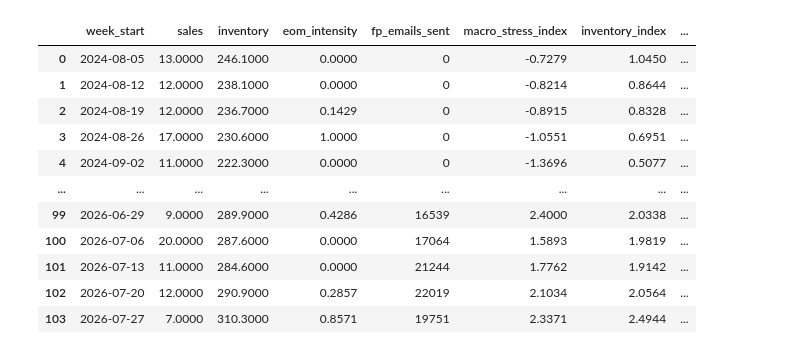
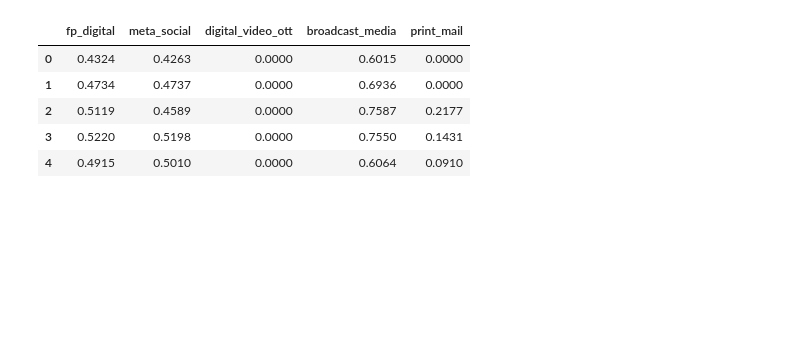
Before and after one commit to bdececco/titan-project, a Jupyter notebook: notebooks/mcj_weekly_model.ipynb, the cells around one changed output. Cells and saved outputs as stored; diff of their text form; code cells hidden in the pictures; blank space fills up the shorter version.

```diff
--- a/notebooks/mcj_weekly_model.ipynb
+++ b/notebooks/mcj_weekly_model.ipynb
@@ -43,12 +67,15 @@ plt.style.use('seaborn-v0_8-whitegrid')
 # %%
-# 1. Stream data from Google Sheet
-sheet_url = "https://docs.google.com/spreadsheets/d/1Q1eEMwUtkcMW3_O7cWkeB2CPDWLuuad_TOTWIXDD8FY/export?format=csv&gid=0"
-df = pd.read_csv(sheet_url)
+# 1. Locate and read local CSV file
+local_data_path = os.path.join("..", "data", "raw", "Chrysler_Jeep_Workbook_Sheet1.csv")
+if not os.path.exists(local_data_path):
+    local_data_path = os.path.join("data", "raw", "Chrysler_Jeep_Workbook_Sheet1.csv")
+
+df_raw = pd.read_csv(local_data_path)
 
 # 2. Parse dates and clean currency/text formatting
+df = df_raw.copy()
 df['week_start'] = pd.to_datetime(df['week_start'])
 
-# ADDED 'inventory' to clean_cols
 clean_cols = [
     'sales', 'inventory', 'gasregw', 'umcsent', 'search', 'display', 'social', 'pmax',
     'fp_emails_sent', 'ott_cable', 'broadcast_audio', 'print', 'youtube',
@@ -66,9 +93,9 @@ for col in clean_cols:
         )
         df[col] = pd.to_numeric(df[col], errors='coerce')
 
-# 3. Crop out unrecorded future weeks (post-July 2026) and missing/zero sales
+# 3. Filter valid historical window (104 weeks)
 df = df[(df['week_start'] <= '2026-07-27') & (df['sales'].notna()) & (df['sales'] > 0)].sort_values('week_start').reset_index(drop=True)
 
-print(f"✅ Data Cleaned & Cropped! Valid Weeks: {len(df)} | Range: {df['week_start'].min().strftime('%Y-%m-%d')} to {df['week_start'].max().strftime('%Y-%m-%d')}")
-df[['week_start', 'sales', 'inventory', 'eom_intensity', 'gasregw', 'umcsent']].head()
+print(f"✅ Data Cleaned & Loaded! Valid Weeks: {len(df)} | Range: {df['week_start'].min().strftime('%Y-%m-%d')} to {df['week_start'].max().strftime('%Y-%m-%d')}")
+display(df[['week_start', 'sales', 'inventory', 'eom_intensity', 'gasregw', 'umcsent']].head())
 # %% [output]
@@ -218,3 +279,52 @@ plt.show()
 # %%
-df_model
+media_channels = [
+    'fp_digital',
+    'meta_social',
+    'digital_video_ott',
+    'broadcast_media',
+    'print_mail'
+]
+
+# Domain-informed fixed hyperparameter configuration
+fixed_media_config = {
+    "fp_digital":        {"alpha": 0.20, "l_max": 3},
+    "meta_social":       {"alpha": 0.25, "l_max": 3},
+    "digital_video_ott": {"alpha": 0.40, "l_max": 4},
+    "broadcast_media":   {"alpha": 0.50, "l_max": 6},
+    "print_mail":        {"alpha": 0.60, "l_max": 8},
+}
+
+def transform_media_series(df: pd.DataFrame, channels: list, config: dict) -> pd.DataFrame:
+    """Applies fixed Geometric Adstock and Reach Saturation (S=1, K=Median Spend)."""
+    df_trans = pd.DataFrame(index=df.index)
+
+    for col in channels:
+        x = df[col].values
+        c_mean = x.mean()
+        x_norm = x / (c_mean if c_mean > 0 else 1.0)
+
+        # 1. Geometric Adstock Carryover
+        alpha = config[col]["alpha"]
+        l_max = config[col]["l_max"]
+        weights = np.power(alpha, np.arange(l_max))
+        weights /= weights.sum()
+        x_adstocked = np.convolve(x_norm, weights)[:len(x_norm)]
+
+        # 2. Reach Saturation Curve (S=1, K set to median adstocked spend)
+        k_sat = np.median(x_adstocked) if np.median(x_adstocked) > 0 else 1.0
+        x_saturated = x_adstocked / (x_adstocked + k_sat + 1e-8)
+
+        df_trans[col] = x_saturated
+
+    return df_trans
+
+# Scale Target Variable
+sales_mean = df_model['sales'].mean()
+y_scaled = (df_model['sales'] / sales_mean).values
+
+# Pre-transform Media Matrix
+df_media_transformed = transform_media_series(df_model, media_channels, fixed_media_config)
+
+print("✅ Media spend pre-transformed successfully!")
+display(df_media_transformed.head())
 # %% [output]
@@ -221,12 +332,6 @@ df_model
-|  | week_start | sales | inventory | eom_intensity | fp_emails_sent | macro_stress_index | inventory_index | ... |
-| 0 | 2024-08-05 | 13.0000 | 246.1000 | 0.0000 | 0 | -0.7279 | 1.0450 | ... |
-| 1 | 2024-08-12 | 12.0000 | 238.1000 | 0.0000 | 0 | -0.8214 | 0.8644 | ... |
-| 2 | 2024-08-19 | 12.0000 | 236.7000 | 0.1429 | 0 | -0.8915 | 0.8328 | ... |
-| 3 | 2024-08-26 | 17.0000 | 230.6000 | 1.0000 | 0 | -1.0551 | 0.6951 | ... |
-| 4 | 2024-09-02 | 11.0000 | 222.3000 | 0.0000 | 0 | -1.3696 | 0.5077 | ... |
-| ... | ... | ... | ... | ... | ... | ... | ... | ... |
-| 99 | 2026-06-29 | 9.0000 | 289.9000 | 0.4286 | 16539 | 2.4000 | 2.0338 | ... |
-| 100 | 2026-07-06 | 20.0000 | 287.6000 | 0.0000 | 17064 | 1.5893 | 1.9819 | ... |
-| 101 | 2026-07-13 | 11.0000 | 284.6000 | 0.0000 | 21244 | 1.7762 | 1.9142 | ... |
-| 102 | 2026-07-20 | 12.0000 | 290.9000 | 0.2857 | 22019 | 2.1034 | 2.0564 | ... |
-| 103 | 2026-07-27 | 7.0000 | 310.3000 | 0.8571 | 19751 | 2.3371 | 2.4944 | ... |
+|  | fp_digital | meta_social | digital_video_ott | broadcast_media | print_mail |
+| 0 | 0.4324 | 0.4263 | 0.0000 | 0.6015 | 0.0000 |
+| 1 | 0.4734 | 0.4737 | 0.0000 | 0.6936 | 0.0000 |
+| 2 | 0.5119 | 0.4589 | 0.0000 | 0.7587 | 0.2177 |
+| 3 | 0.5220 | 0.5198 | 0.0000 | 0.7550 | 0.1431 |
+| 4 | 0.4915 | 0.5010 | 0.0000 | 0.6064 | 0.0910 |
```
Also changed, not shown: parts of 26 cells of this notebook, 1 other file.
